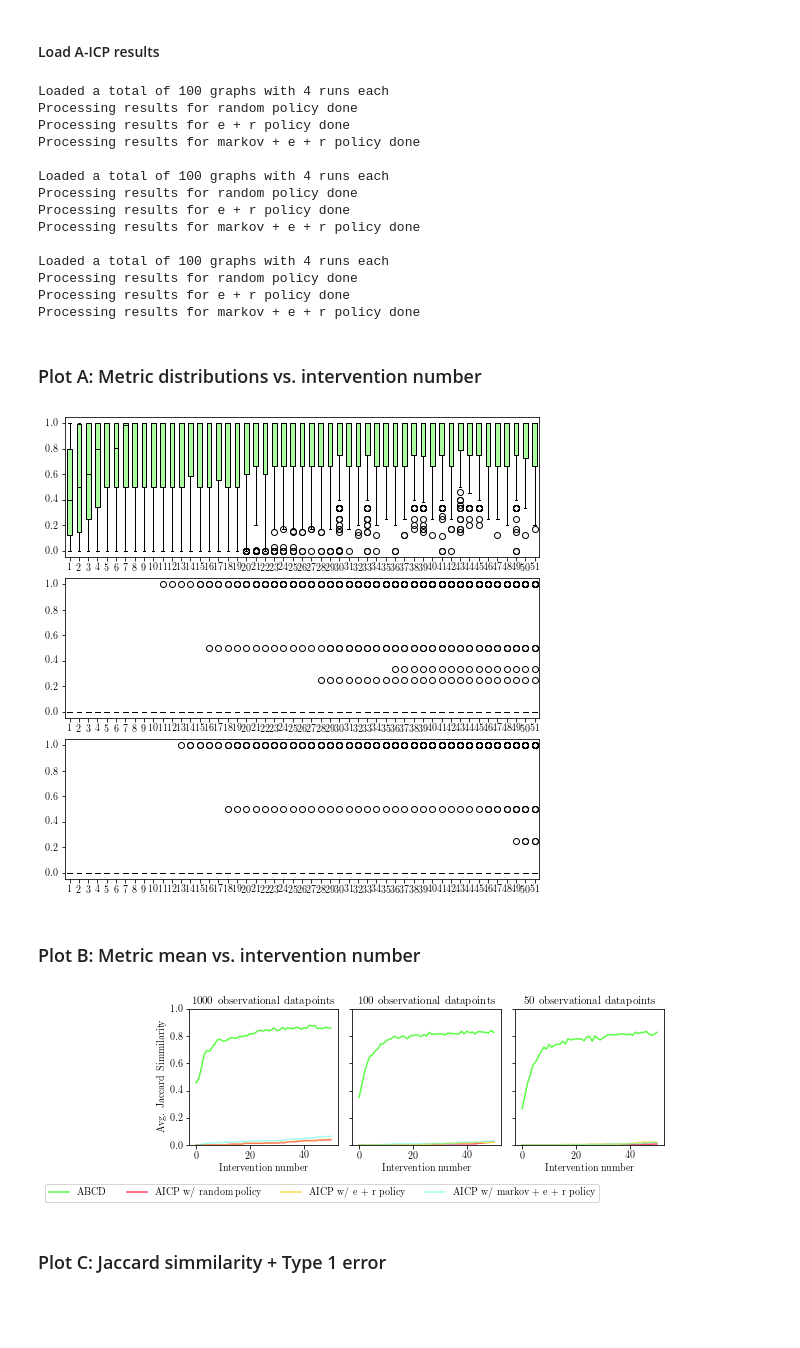
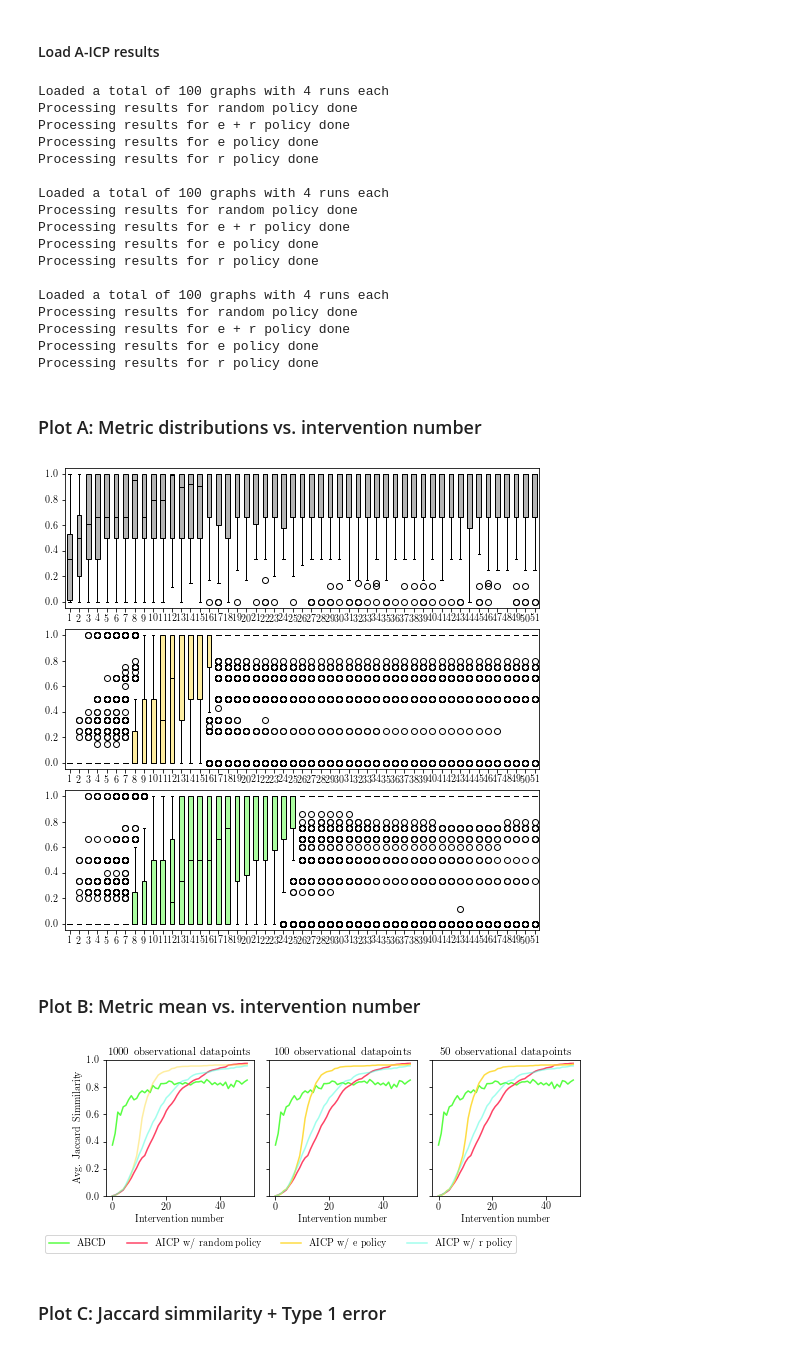
Before and after one commit to juangamella/aicp, a Jupyter notebook: plots_abcd.ipynb, the cells around one changed output. Drawn from its saved outputs; the diff is of its cells as text; code cells hidden in the pictures; blank space fills up the shorter version.

```diff
--- a/plots_abcd.ipynb
+++ b/plots_abcd.ipynb
@@ -191,3 +170,8 @@ filenames_abcd_50 = [
+# %%
+# All the same for now (i.e. with 100 starting samples)
+filenames_abcd_50 = ["experiments/pp_1589257459_n_samples:500_n_batches:50_max_interventions:1_strategy:entropy_intervention_strength:7.0_starting_samples:100_target:0_intervention_type:gauss_target_allowed:True.pickle"]
+filenames_abcd_100 = ["experiments/pp_1589257459_n_samples:500_n_batches:50_max_interventions:1_strategy:entropy_intervention_strength:7.0_starting_samples:100_target:0_intervention_type:gauss_target_allowed:True.pickle"]
+filenames_abcd_1000 = ["experiments/pp_1589257459_n_samples:500_n_batches:50_max_interventions:1_strategy:entropy_intervention_strength:7.0_starting_samples:100_target:0_intervention_type:gauss_target_allowed:True.pickle"]
 # %%
 results_abcd_1000 = load_results(filenames_abcd_1000, "abcd", True)
 Trajectories_abcd_1000, Type1Errors_abcd_1000 = compute_trajectories_abcd(results_abcd_1000, estimate="weighted")
@@ -231,3 +206,8 @@ filenames_aicp_1000 = ["experiments/results_1589070668_runs:4_max_iter:50_tag:ma
+# %%
+# All the same for now (i.e. with 100 starting samples)
+filenames_aicp_50 = ["experiments/results_1589225064_runs:4_max_iter:50_tag:may11abcd_load_dataset:dataset_3_abcd:True_G:4_do:False_i_mean:7.0_i_var:1.0_finite:True_n:10_n_obs:100_alpha:0.002.pickle"]
+filenames_aicp_100 = ["experiments/results_1589225064_runs:4_max_iter:50_tag:may11abcd_load_dataset:dataset_3_abcd:True_G:4_do:False_i_mean:7.0_i_var:1.0_finite:True_n:10_n_obs:100_alpha:0.002.pickle"]
+filenames_aicp_1000 = ["experiments/results_1589225064_runs:4_max_iter:50_tag:may11abcd_load_dataset:dataset_3_abcd:True_G:4_do:False_i_mean:7.0_i_var:1.0_finite:True_n:10_n_obs:100_alpha:0.002.pickle"]
 # %%
 cases, results_aicp_1000 = load_results(filenames_aicp_1000, "aicp")
 Trajectories_aicp_1000, Type1Error_aicp_1000, _, _, _, _, _ = compute_trajectories_aicp(results_aicp_1000, cases, 50)
@@ -241,17 +221,20 @@ Trajectories_aicp_50, Type1Error_aicp_50, _, _, _, _, _ = compute_trajectories_a
 Loaded a total of 100 graphs with 4 runs each
 Processing results for random policy done
 Processing results for e + r policy done
-Processing results for markov + e + r policy done
+Processing results for e policy done
+Processing results for r policy done
 
 Loaded a total of 100 graphs with 4 runs each
 Processing results for random policy done
 Processing results for e + r policy done
-Processing results for markov + e + r policy done
+Processing results for e policy done
+Processing results for r policy done
 
 Loaded a total of 100 graphs with 4 runs each
 Processing results for random policy done
 Processing results for e + r policy done
-Processing results for markov + e + r policy done
+Processing results for e policy done
+Processing results for r policy done
 # %% [markdown]
 ### Plot A: Metric distributions vs. intervention number
 # %%
@@ -269,16 +252,16 @@ plt.figure(figsize=(8.5,8.5))
 
 plt.subplot(gs[0])
 ax = plt.gca()
-plot_trajectories_dist(Trajectories_abcd_1000, ax, color=colorsa[2])
+plot_trajectories_dist(Trajectories_abcd_1000, ax, color=colorsa[7])
 plt.subplot(gs[1])
 ax = plt.gca()
-plot_trajectories_dist(Trajectories_aicp_1000["e + r"], ax, color=colorsa[1])
+plot_trajectories_dist(Trajectories_aicp_1000["e"], ax, color=colorsa[1])
 
 plt.subplot(gs[2])
 ax = plt.gca()
-plot_trajectories_dist(Trajectories_aicp_1000["random"], ax, color=colorsa[0])
+plot_trajectories_dist(Trajectories_aicp_1000["r"], ax, color=colorsa[2])
 # %% [output]
-[figure, old version]
+[figure, new version]
 # %% [markdown]
 ### Plot B: Metric mean vs. intervention number
 # %%
@@ -292,42 +275,42 @@ plt.subplot(gs[0])
 ax = plt.gca()
 ax.plot(Trajectories_abcd_1000.mean(axis=0), c=colors[2], label="ABCD", linewidth=1.5)
 ax.plot(Trajectories_aicp_1000["random"].mean(axis=0), c=colors[0], label="AICP w/ random policy", linewidth=1.5)
-ax.plot(Trajectories_aicp_1000["e + r"].mean(axis=0), c=colorsa[1], label="AICP w/ e + r policy", linewidth=1.5)
-ax.plot(Trajectories_aicp_1000["markov + e + r"].mean(axis=0), c=colorsa[3], label="AICP w/ markov + e + r policy", linewidth=1.5)
+ax.plot(Trajectories_aicp_1000["e"].mean(axis=0), c=colorsa[1], label="AICP w/ e policy", linewidth=1.5)
+ax.plot(Trajectories_aicp_1000["r"].mean(axis=0), c=colorsa[3], label="AICP w/ r policy", linewidth=1.5)
 plt.xlabel("Intervention number")
 plt.ylabel("Avg. Jaccard Simmilarity")
 ax.text(0.5,1.04,"1000 observational datapoints", transform=ax.transAxes, fontsize=11, ha="center")
 plt.ylim(ylim)
 
 # Plot for 100 initial samples
 plt.subplot(gs[1])
 ax = plt.gca()
 ax.plot(Trajectories_abcd_100.mean(axis=0), c=colors[2], label="ABCD", linewidth=1.5)
 ax.plot(Trajectories_aicp_100["random"].mean(axis=0), c=colors[0], label="AICP w/ random policy", linewidth=1.5)
-ax.plot(Trajectories_aicp_100["e + r"].mean(axis=0), c=colors[1], label="AICP w/ e + r policy", linewidth=1.5)
-ax.plot(Trajectories_aicp_100["markov + e + r"].mean(axis=0), c=colorsa[3], label="AICP w/ markov + e + r policy", linewidth=1.5)
+ax.plot(Trajectories_aicp_100["e"].mean(axis=0), c=colors[1], label="AICP w/ e policy", linewidth=1.5)
+ax.plot(Trajectories_aicp_100["r"].mean(axis=0), c=colorsa[3], label="AICP w/ r policy", linewidth=1.5)
 plt.xlabel("Intervention number")
 ax.set_yticklabels([])
 ax.text(0.5,1.04,"100 observational datapoints", transform=ax.transAxes, fontsize=11, ha="center")
 plt.ylim(ylim)
 
 # Plot for 50 initial samples
 plt.subplot(gs[2])
 ax = plt.gca()
 ax.plot(Trajectories_abcd_50.mean(axis=0), c=colors[2], label="ABCD", linewidth=1.5)
 ax.plot(Trajectories_aicp_50["random"].mean(axis=0), c=colors[0], label="AICP w/ random policy", linewidth=1.5)
-ax.plot(Trajectories_aicp_50["e + r"].mean(axis=0), c=colors[1], label="AICP w/ e + r policy", linewidth=1.5)
-ax.plot(Trajectories_aicp_50["markov + e + r"].mean(axis=0), c=colorsa[3], label="AICP w/ markov + e + r policy", linewidth=1.5)
+ax.plot(Trajectories_aicp_50["e"].mean(axis=0), c=colors[1], label="AICP w/ e policy", linewidth=1.5)
+ax.plot(Trajectories_aicp_50["r"].mean(axis=0), c=colorsa[3], label="AICP w/ r policy", linewidth=1.5)
 plt.xlabel("Intervention number")
 ax.set_yticklabels([])
 ax.text(0.5,1.04,"50 observational datapoints", transform=ax.transAxes, fontsize=11, ha="center")
 plt.ylim(ylim)
 
 ax.legend(prop=fontP, ncol=5, bbox_to_anchor=(0.6, -.25))
 
 plt.savefig("figures/abcd_vs_aicp_jaccard.pdf", bbox_inches='tight')
 # %% [output]
-[figure, old version]
+[figure, new version]
 # %% [markdown]
 ### Plot C: Jaccard simmilarity + Type 1 error
 # %%
```
Also changed, not shown: parts of 7 cells of this notebook, 3 other files.
